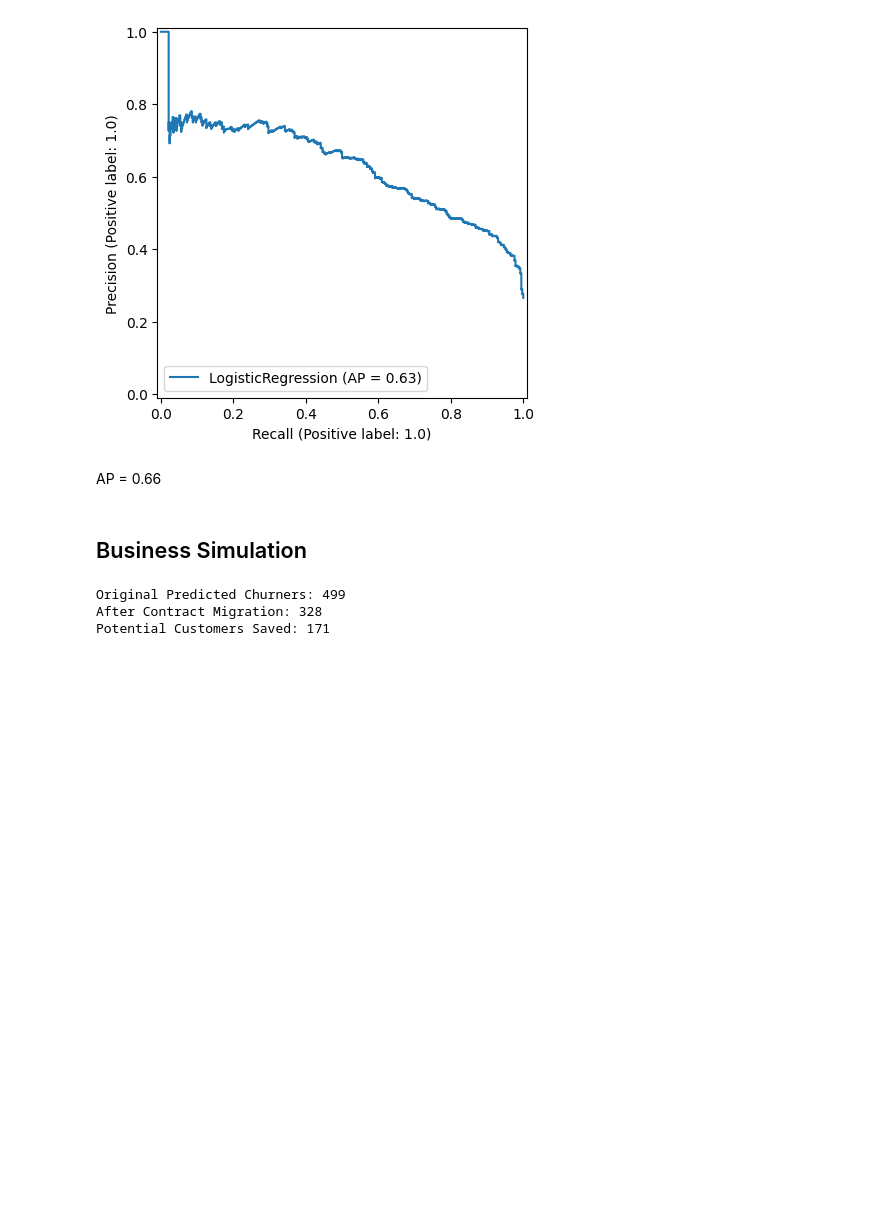
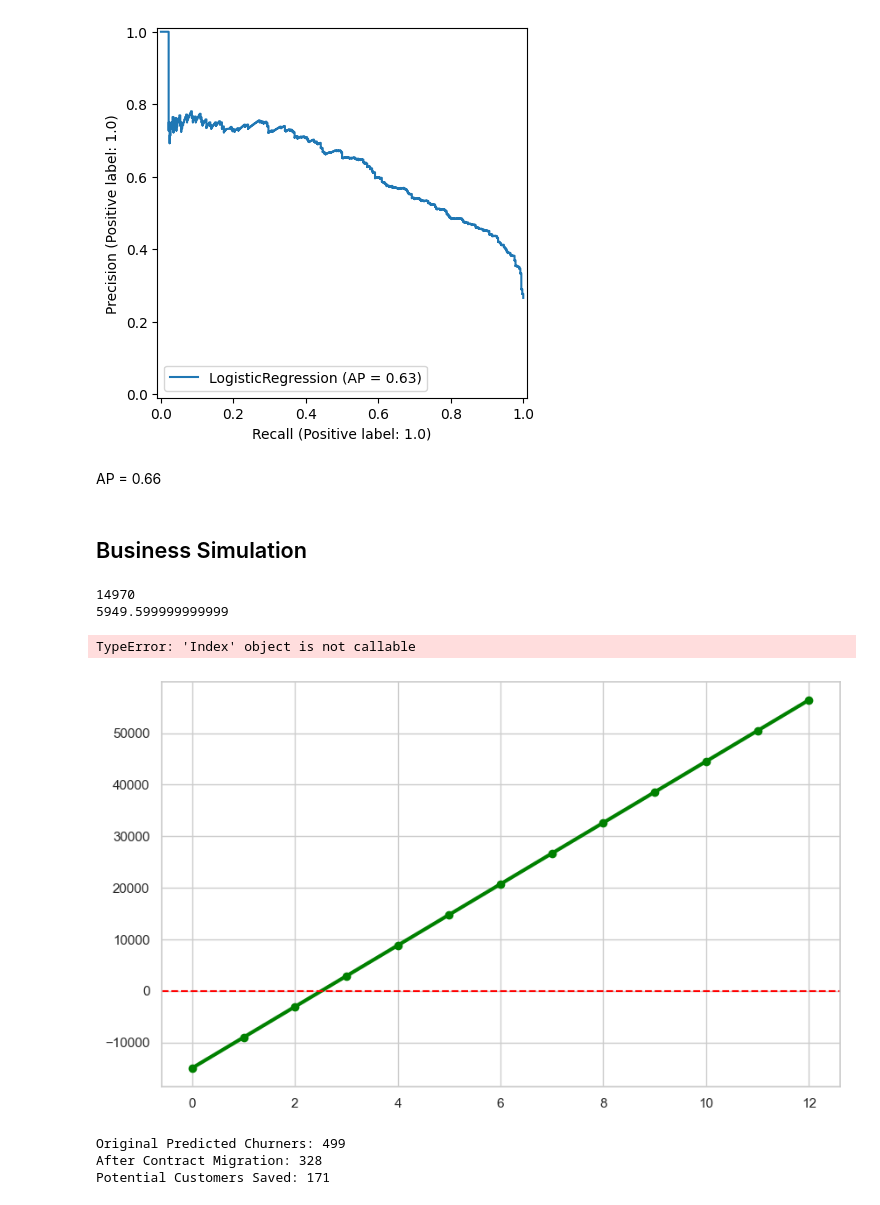
Before and after one commit to N-anle/TelecomChurnAnalysis, a Jupyter notebook: notebook.ipynb, the cells around one changed output. Cells and saved outputs as stored; diff of their text form; code cells hidden in the pictures; blank space fills up the shorter version.

Commit message:
WIP: Technical Report
* Worked on business simulation assuming $30 intervention cost

To-Do:
* Fix Index object is not callable error and finish writing technical report

```diff
--- a/notebook.ipynb
+++ b/notebook.ipynb
@@ -2044 +2043,45 @@ sim_data['Contract_One year'] = 1
+# %%
+#Simulation Assumptions
+arpu = 74
+intervention_cost = 30
+success_rate = 0.30
+
+true_positives = ((y_test == 1) & (y_pred_custom_threshold == 1)).sum()
+total_flagged = y_pred_custom_threshold.sum()
+
+campaign_reach = total_flagged
+operational_cost = intervention_cost * campaign_reach
+customers_saved = true_positives * success_rate
+revenue_rescued = customers_saved * arpu
+net_profit = revenue_rescued - operational_cost
+
+print(operational_cost)
+print(revenue_rescued)
+# %% [output]
+14970
+5949.599999999999
+# %%
+months = np.arange(0,13)
+initial_cost = operational_cost
+monthly_revenue = revenue_rescued
+months_list = list(months)
+cumulative_roi = [-initial_cost + (monthly_revenue * m) for m in months]
+# %%
+plt.figure(figsize=(10,6))
+sns.set_theme(style = 'whitegrid')
+plt.plot(months_list, cumulative_roi, marker = 'o', color = 'green', linewidth = 3, label = 'Cumulative Net Profit')
+plt.axhline(0, color = 'red', linestyle = '--', label = 'Break-even Point')
+
+plt.annotate(
+    'Break-even reached at Month 3', xy=(2.5, 0), xytext=(4, -5000), arrowprops=dict(facecolor='black', shrink=0.05),fontsize=12, fontweight='bold'
+)
+
+plt.title('Retention Campaign LTV: 12-Month ROI Projection', fontsize=15, fontweight='bold')
+plt.xlabel('Months Since Intervention', fontsize=12)
+plt.ylabel('Net Profit/Loss ($)', fontsize=12)
+plt.legend()
+plt.show()
+# %% [output]
+TypeError: 'Index' object is not callable
+[figure, added]
 # %%
```
Also changed, not shown: parts of 4 cells of this notebook, 1 other file.
